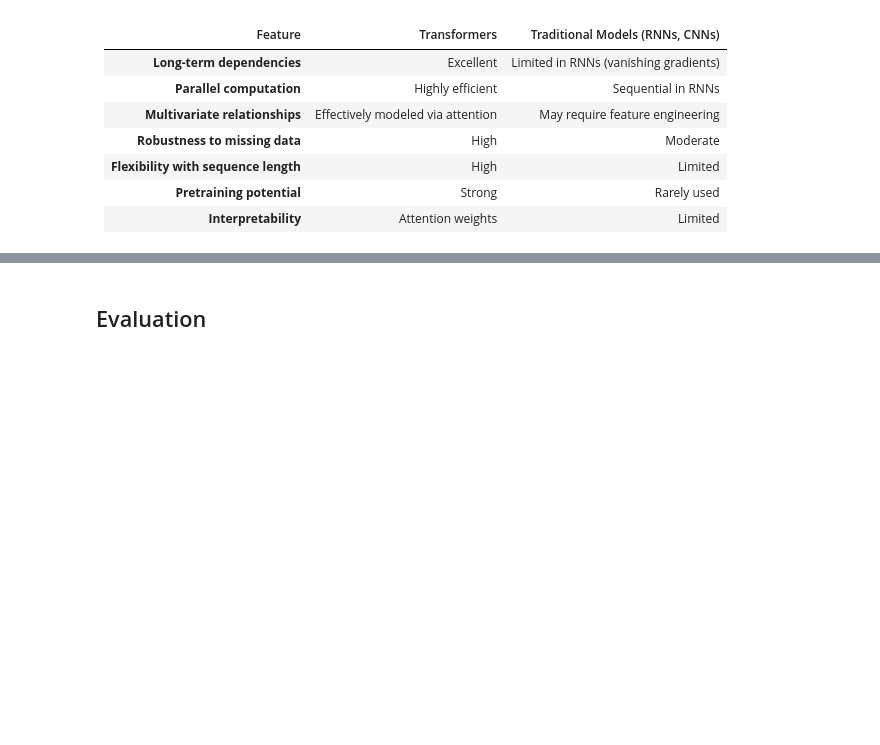
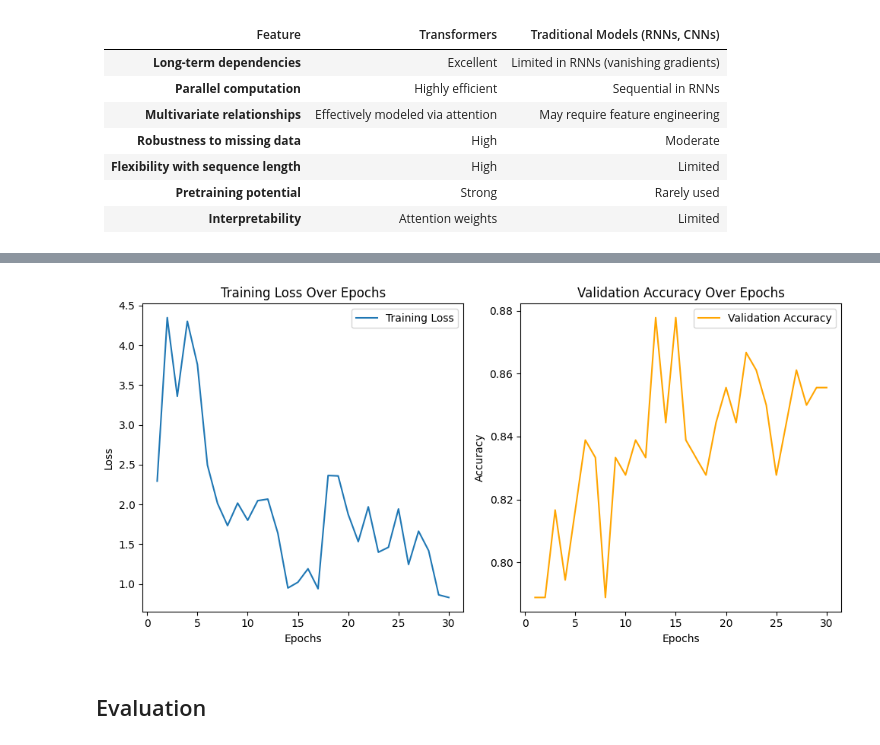
Before and after one commit to yutao-data/Transformer_Time_Series_Well_Log, a Jupyter notebook: transformer_well_log.ipynb, the cells around one changed output, grey strips where cells are left out. Saved outputs shown, nothing was run; the diff lists cells and outputs as text; code cells hidden in the pictures; blank space fills up the shorter version.

Commit message:
Add Transformer Training Process

```diff
--- a/transformer_well_log.ipynb
+++ b/transformer_well_log.ipynb
@@ -475 +498,67 @@ Epoch 30/30, Loss: 1.0884, Validation Accuracy: 0.7778
 Training complete. Best validation accuracy: 0.8500
+# %%
+import matplotlib.pyplot as plt
+
+def train_model_with_plot(model, train_loader, val_loader, criterion, optimizer, epochs=30, save_path='best_model.pth'):
+    best_accuracy = 0.0
+    train_loss_history = []
+    val_accuracy_history = []
+
+    for epoch in range(epochs):
+        model.train()
+        total_loss = 0
+        for X_batch, y_batch in train_loader:
+            X_batch, y_batch = X_batch.to(device), y_batch.to(device)
+            optimizer.zero_grad()
+            outputs = model(X_batch)
+            loss = criterion(outputs, y_batch)
+            loss.backward()
+            optimizer.step()
+            total_loss += loss.item()
+
+        # Validation Phase
+        model.eval()
+        correct, total = 0, 0
+        with torch.no_grad():
+            for X_batch, y_batch in val_loader:
+                X_batch, y_batch = X_batch.to(device), y_batch.to(device)
+                outputs = model(X_batch)
+                predictions = torch.argmax(outputs, dim=1)
+                correct += (predictions == y_batch).sum().item()
+                total += y_batch.size(0)
+
+        accuracy = correct / total
+        train_loss_history.append(total_loss)
+        val_accuracy_history.append(accuracy)
+
+        print(f"Epoch {epoch+1}/{epochs}, Loss: {total_loss:.4f}, Validation Accuracy: {accuracy:.4f}")
+
+        # Save the best model
+        if accuracy > best_accuracy:
+            best_accuracy = accuracy
+            torch.save(model.state_dict(), save_path)
+            print(f"New best model saved with accuracy: {accuracy:.4f}")
+
+    print(f"Training complete. Best validation accuracy: {best_accuracy:.4f}")
+
+    plt.figure(figsize=(10, 5))
+
+    plt.subplot(1, 2, 1)
+    plt.plot(range(1, epochs + 1), train_loss_history, label='Training Loss')
+    plt.xlabel('Epochs')
+    plt.ylabel('Loss')
+    plt.title('Training Loss Over Epochs')
+    plt.legend()
+
+    plt.subplot(1, 2, 2)
+    plt.plot(range(1, epochs + 1), val_accuracy_history, label='Validation Accuracy', color='orange')
+    plt.xlabel('Epochs')
+    plt.ylabel('Accuracy')
+    plt.title('Validation Accuracy Over Epochs')
+    plt.legend()
+
+    plt.tight_layout()
+    plt.show()
+
+train_model_with_plot(model, train_loader, val_loader, criterion, optimizer, epochs=30, save_path='best_model.pth')
+# %% [output]
@@ -476,3 +582,4 @@ Training complete. Best validation accuracy: 0.8500
+[figure, added]
 # %% [markdown]
 ## Evaluation
 # %%
```
Also changed, not shown: parts of 6 cells of this notebook.
